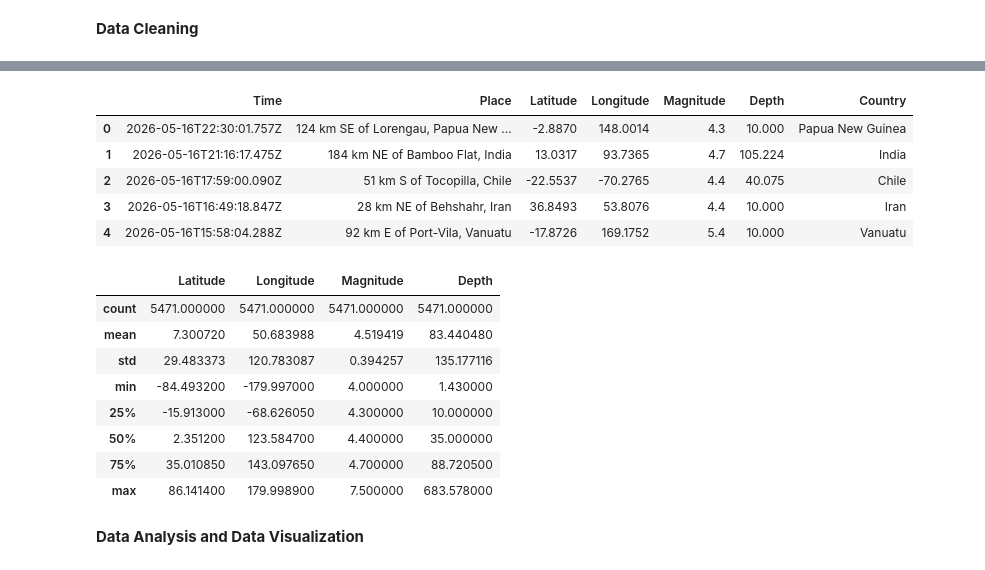
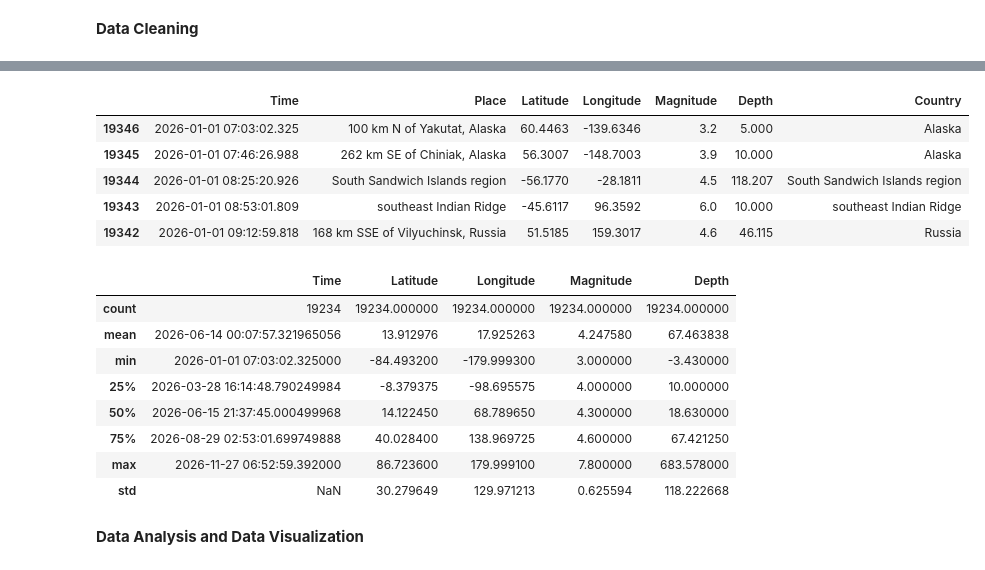
Before and after one commit to fadiaputriananda/seismology-portfolio, a Jupyter notebook: seismic-monitoring-dashboard/seismic_monitoring_dashboard.ipynb, the cells around one changed output, grey strips where cells are left out. Saved outputs shown, nothing was run; the diff lists cells and outputs as text; code cells hidden in the pictures.

```diff
--- a/seismic-monitoring-dashboard/seismic_monitoring_dashboard.ipynb
+++ b/seismic-monitoring-dashboard/seismic_monitoring_dashboard.ipynb
@@ -30,9 +32,12 @@ import pandas as pd
 from datetime import datetime, timedelta
 
 start_date_str = '2026-01-01'
-end_date_str = '2026-05-17'
+today_str = datetime.today().strftime('%Y-%m-%d')
 
-url = f"https://earthquake.usgs.gov/fdsnws/event/1/query.csv?starttime={start_date_str}&endtime={end_date_str}&minmagnitude=4"
+start_date = datetime.strptime(start_date_str, '%Y-%m-%d')
+end_date = datetime.strptime(today_str, '%Y-%m-%d')
+
+url = f"https://earthquake.usgs.gov/fdsnws/event/1/query.csv?starttime={start_date_str}&endtime={today_str}&minmagnitude=3"
 df = pd.read_csv(url)
 
 df.head()
@@ -47,2 +72,6 @@ df.head()
 # %% [markdown]
 **Data Cleaning**
+# %%
+## Pick Earthquake Type Only and apply to df
+df = df[df['type'] == 'earthquake'].copy()
+df.head()
@@ -48,0 +86,11 @@ df.head()
+# %%
+import pytz
+
+## Convert 'time' column to datetime, convert to WIB, strip timezone, and save it directly back to df
+df['time'] = pd.to_datetime(df['time'])
+wib = pytz.timezone('Asia/Jakarta')
+df['time'] = df['time'].dt.tz_convert(wib).dt.tz_localize(None)
+
+# Sort the DataFrame chronologically by time
+df = df.sort_values(by='time', ascending=True)
+df['time'].head()
@@ -86,27 +154,28 @@ df.head()
 # %%
 #Make Country Columns from dataframe
-df['Country'] = df['Place'].apply(lambda x: x.split(',')[-1])
+# Using .str.split() handles any missing/NaN values safely
+df['Country'] = df['Place'].str.split(',').str[-1]
 df['Country'] = df['Country'].str.strip()
 df.head()
 # %% [output]
 |  | Time | Place | Latitude | Longitude | Magnitude | Depth | Country |
-| 0 | 2026-05-16T22:30:01.757Z | 124 km SE of Lorengau, Papua New ... | -2.8870 | 148.0014 | 4.3 | 10.000 | Papua New Guinea |
-| 1 | 2026-05-16T21:16:17.475Z | 184 km NE of Bamboo Flat, India | 13.0317 | 93.7365 | 4.7 | 105.224 | India |
-| 2 | 2026-05-16T17:59:00.090Z | 51 km S of Tocopilla, Chile | -22.5537 | -70.2765 | 4.4 | 40.075 | Chile |
-| 3 | 2026-05-16T16:49:18.847Z | 28 km NE of Behshahr, Iran | 36.8493 | 53.8076 | 4.4 | 10.000 | Iran |
-| 4 | 2026-05-16T15:58:04.288Z | 92 km E of Port-Vila, Vanuatu | -17.8726 | 169.1752 | 5.4 | 10.000 | Vanuatu |
+| 19346 | 2026-01-01 07:03:02.325 | 100 km N of Yakutat, Alaska | 60.4463 | -139.6346 | 3.2 | 5.000 | Alaska |
+| 19345 | 2026-01-01 07:46:26.988 | 262 km SE of Chiniak, Alaska | 56.3007 | -148.7003 | 3.9 | 10.000 | Alaska |
+| 19344 | 2026-01-01 08:25:20.926 | South Sandwich Islands region | -56.1770 | -28.1811 | 4.5 | 118.207 | South Sandwich Islands region |
+| 19343 | 2026-01-01 08:53:01.809 | southeast Indian Ridge | -45.6117 | 96.3592 | 6.0 | 10.000 | southeast Indian Ridge |
+| 19342 | 2026-01-01 09:12:59.818 | 168 km SSE of Vilyuchinsk, Russia | 51.5185 | 159.3017 | 4.6 | 46.115 | Russia |
 # %%
 df.describe()
 # %% [output]
-|  | Latitude | Longitude | Magnitude | Depth |
-| count | 5471.000000 | 5471.000000 | 5471.000000 | 5471.000000 |
-| mean | 7.300720 | 50.683988 | 4.519419 | 83.440480 |
-| std | 29.483373 | 120.783087 | 0.394257 | 135.177116 |
-| min | -84.493200 | -179.997000 | 4.000000 | 1.430000 |
-| 25% | -15.913000 | -68.626050 | 4.300000 | 10.000000 |
-| 50% | 2.351200 | 123.584700 | 4.400000 | 35.000000 |
-| 75% | 35.010850 | 143.097650 | 4.700000 | 88.720500 |
-| max | 86.141400 | 179.998900 | 7.500000 | 683.578000 |
+|  | Time | Latitude | Longitude | Magnitude | Depth |
+| count | 19234 | 19234.000000 | 19234.000000 | 19234.000000 | 19234.000000 |
+| mean | 2026-06-14 00:07:57.321965056 | 13.912976 | 17.925263 | 4.247580 | 67.463838 |
+| min | 2026-01-01 07:03:02.325000 | -84.493200 | -179.999300 | 3.000000 | -3.430000 |
+| 25% | 2026-03-28 16:14:48.790249984 | -8.379375 | -98.695575 | 4.000000 | 10.000000 |
+| 50% | 2026-06-15 21:37:45.000499968 | 14.122450 | 68.789650 | 4.300000 | 18.630000 |
+| 75% | 2026-08-29 02:53:01.699749888 | 40.028400 | 138.969725 | 4.600000 | 67.421250 |
+| max | 2026-11-27 06:52:59.392000 | 86.723600 | 179.999100 | 7.800000 | 683.578000 |
+| std | NaN | 30.279649 | 129.971213 | 0.625594 | 118.222668 |
 # %% [markdown]
 **Data Analysis and Data Visualization**
 # %%
```
Also changed, not shown: parts of 10 cells of this notebook.
